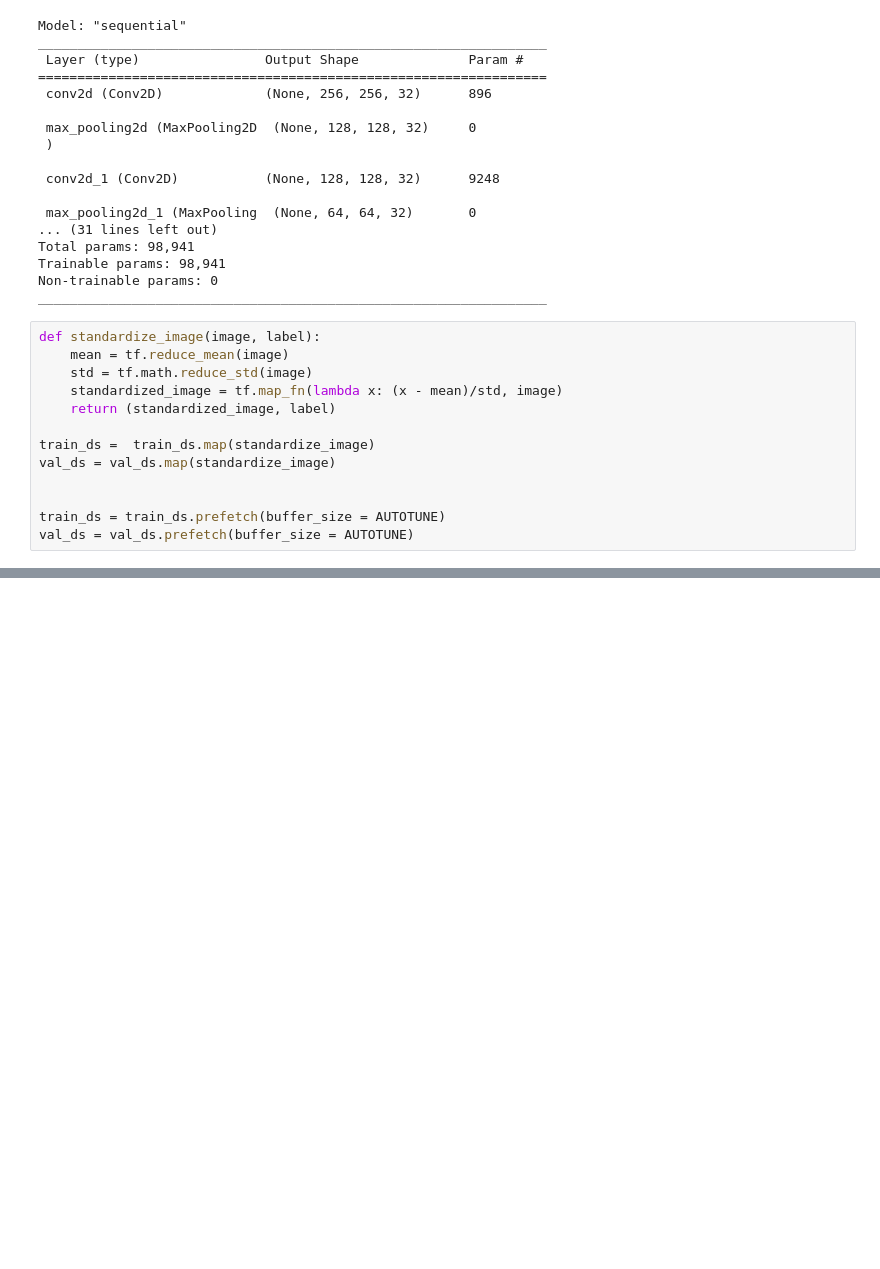
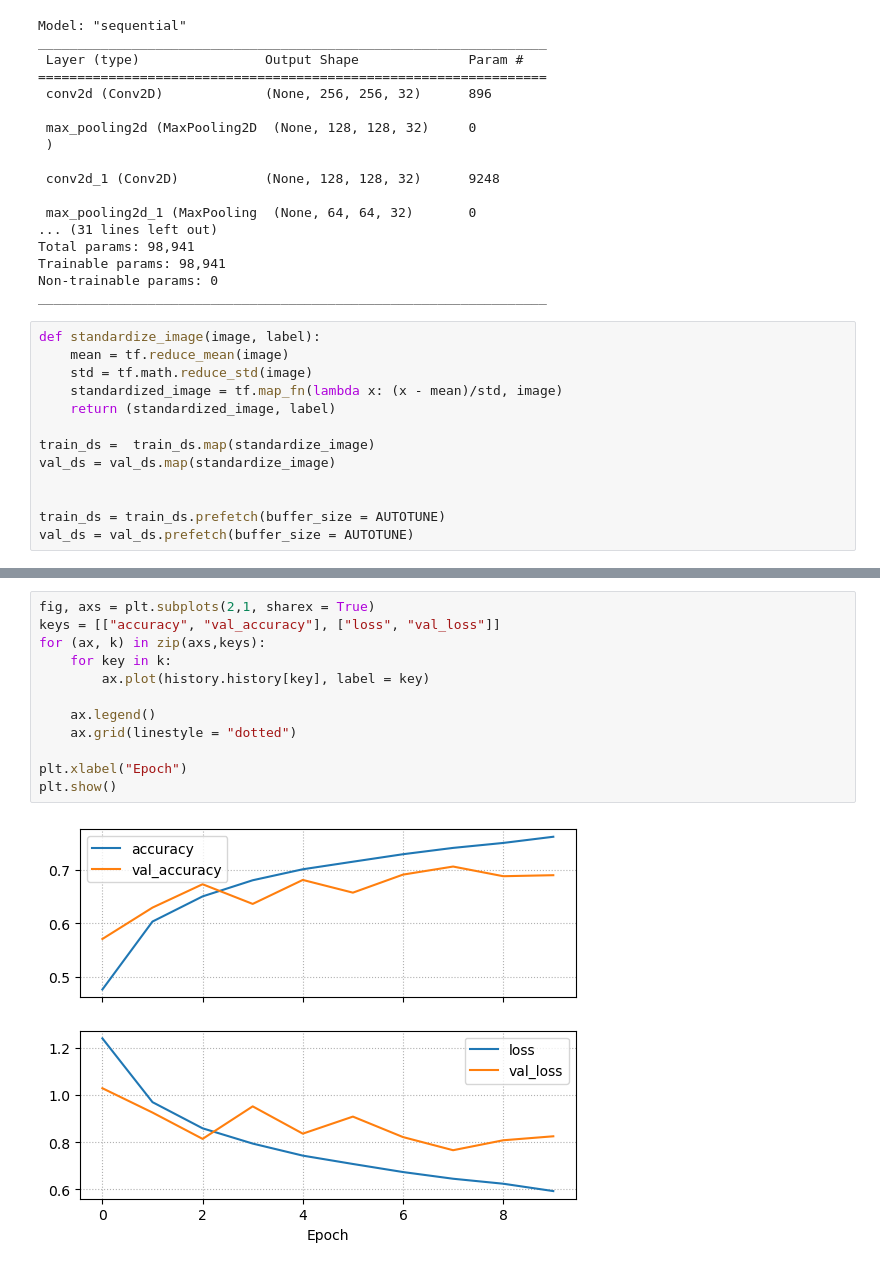
Before and after one commit to Declaminius/GeoGuessr-AI, a Jupyter notebook: multinomial_classification.ipynb, the cells around one changed output, grey strips where cells are left out. Drawn from its saved outputs; the diff is of its cells as text; blank space fills up the shorter version.

```diff
--- a/multinomial_classification.ipynb
+++ b/multinomial_classification.ipynb
@@ -96,0 +122,14 @@ Epoch 1/10
+# %%
+fig, axs = plt.subplots(2,1, sharex = True)
+keys = [["accuracy", "val_accuracy"], ["loss", "val_loss"]]
+for (ax, k) in zip(axs,keys):
+    for key in k:
+        ax.plot(history.history[key], label = key)
+
+    ax.legend()
+    ax.grid(linestyle = "dotted")
+
+plt.xlabel("Epoch")
+plt.show()
+# %% [output]
+[figure, added]
```
Also changed, not shown: parts of 3 cells of this notebook, 8 other files.
